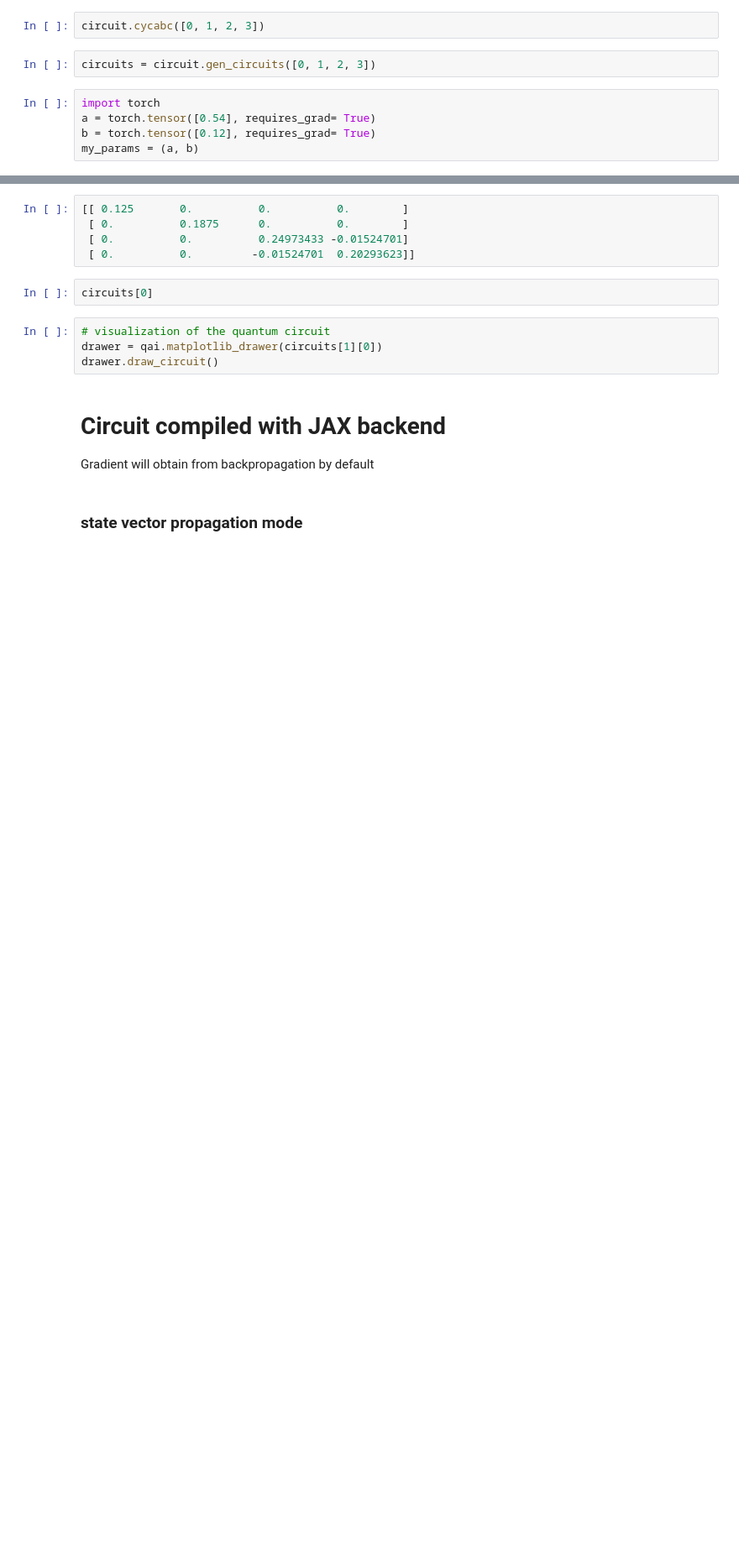
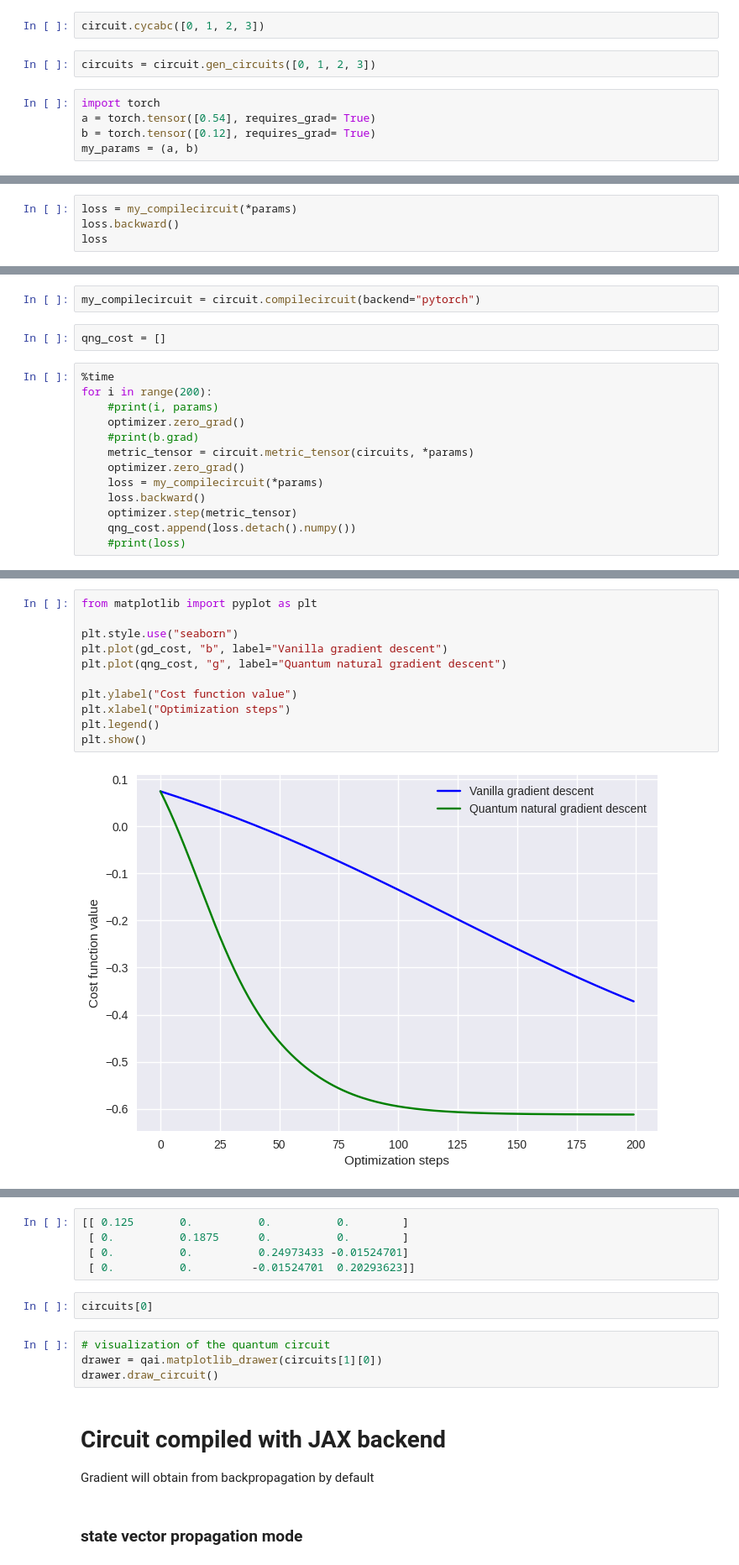
Before and after one commit to jd-opensource/TeD-Q, a Jupyter notebook: examples/cyc/Qubit_rotation.ipynb, the cells around one changed output, grey strips where cells are left out. Shown at 84% size. Saved outputs shown, nothing was run; the diff lists cells and outputs as text; blank space fills up the shorter version.

```diff
--- a/examples/cyc/Qubit_rotation.ipynb
+++ b/examples/cyc/Qubit_rotation.ipynb
@@ -106,0 +130,4 @@ tensor([[ 0.1250+0.j,  0.0000+0.j,  0.0000+0.j,  0.0000+0.j],
+# %%
+loss = my_compilecircuit(*params)
+loss.backward()
+loss
@@ -106,0 +136,17 @@ tensor([[ 0.1250+0.j,  0.0000+0.j,  0.0000+0.j,  0.0000+0.j],
+# %%
+my_compilecircuit = circuit.compilecircuit(backend="pytorch")
+# %%
+qng_cost = []
+# %%
+%time
+for i in range(200):
+    #print(i, params)
+    optimizer.zero_grad()
+    #print(b.grad)
+    metric_tensor = circuit.metric_tensor(circuits, *params)
+    optimizer.zero_grad()
+    loss = my_compilecircuit(*params)
+    loss.backward()
+    optimizer.step(metric_tensor)
+    qng_cost.append(loss.detach().numpy())
+    #print(loss)
@@ -106,0 +156,13 @@ tensor([[ 0.1250+0.j,  0.0000+0.j,  0.0000+0.j,  0.0000+0.j],
+# %%
+from matplotlib import pyplot as plt
+
+plt.style.use("seaborn")
+plt.plot(gd_cost, "b", label="Vanilla gradient descent")
+plt.plot(qng_cost, "g", label="Quantum natural gradient descent")
+
+plt.ylabel("Cost function value")
+plt.xlabel("Optimization steps")
+plt.legend()
+plt.show()
+# %% [output]
+[figure, added]
```
Also changed, not shown: parts of 33 cells of this notebook, 7 other files.
